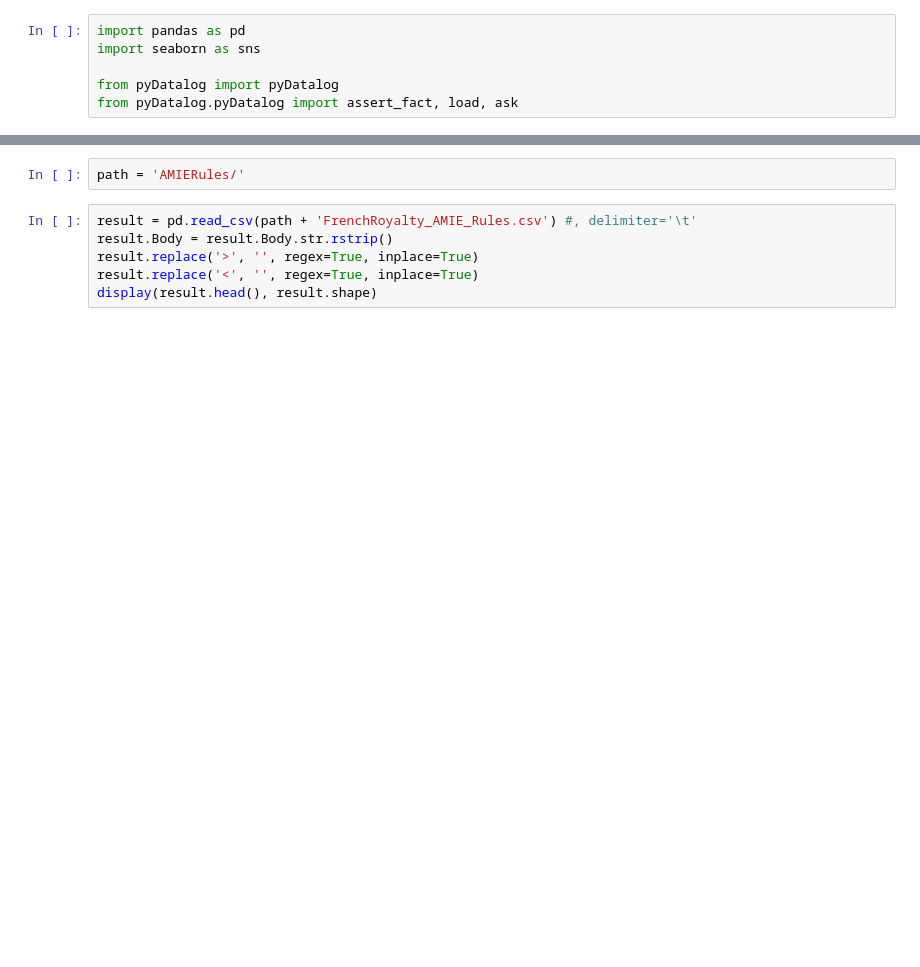
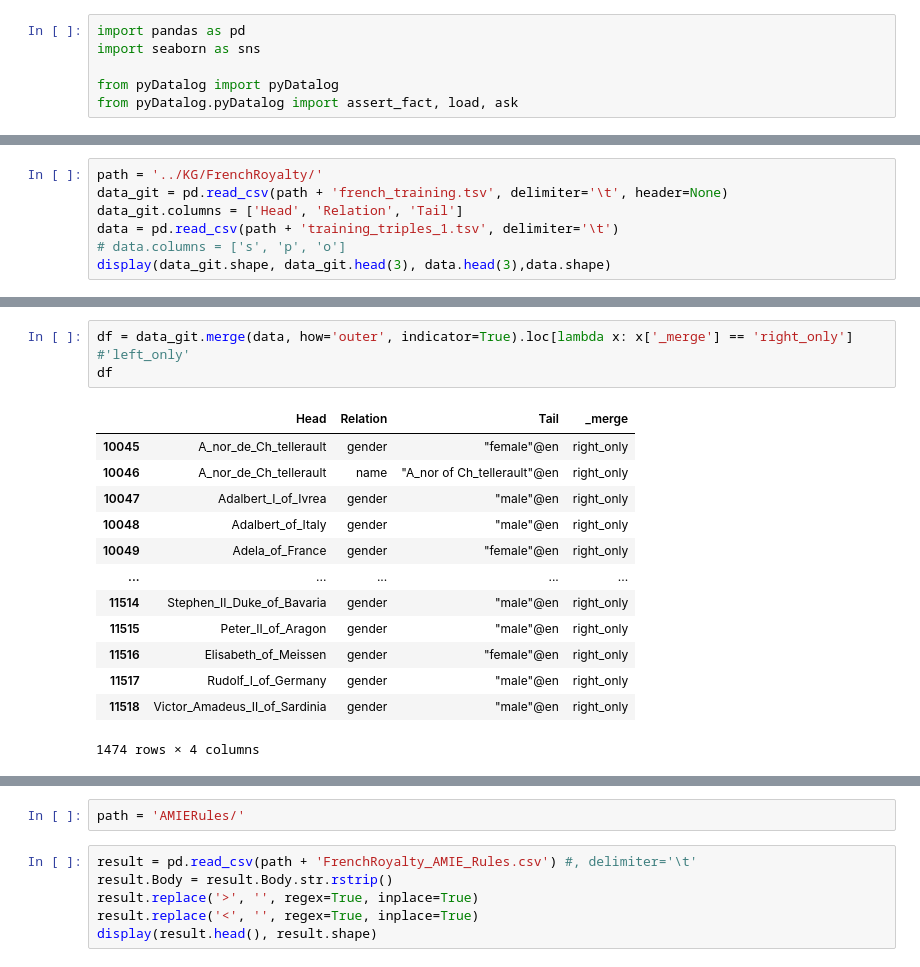
Before and after one commit to SDM-TIB/SPARKLE, a Jupyter notebook: SymbolicSystem/AMIE_Datalog.ipynb, the cells around one changed output, grey strips where cells are left out. Saved outputs shown, nothing was run; the diff lists cells and outputs as text; blank space fills up the shorter version.

```diff
--- a/SymbolicSystem/AMIE_Datalog.ipynb
+++ b/SymbolicSystem/AMIE_Datalog.ipynb
@@ -6,0 +102,7 @@ from pyDatalog.pyDatalog import assert_fact, load, ask
+# %%
+path = '../KG/FrenchRoyalty/'
+data_git = pd.read_csv(path + 'french_training.tsv', delimiter='\t', header=None)
+data_git.columns = ['Head', 'Relation', 'Tail']
+data = pd.read_csv(path + 'training_triples_1.tsv', delimiter='\t')
+# data.columns = ['s', 'p', 'o']
+display(data_git.shape, data_git.head(3), data.head(3),data.shape)
@@ -6,0 +148,17 @@ from pyDatalog.pyDatalog import assert_fact, load, ask
+# %%
+df = data_git.merge(data, how='outer', indicator=True).loc[lambda x: x['_merge'] == 'right_only'] #'left_only'
+df
+# %% [output]
+|  | Head | Relation | Tail | _merge |
+| 10045 | A_nor_de_Ch_tellerault | gender | "female"@en | right_only |
+| 10046 | A_nor_de_Ch_tellerault | name | "A_nor of Ch_tellerault"@en | right_only |
+| 10047 | Adalbert_I_of_Ivrea | gender | "male"@en | right_only |
+| 10048 | Adalbert_of_Italy | gender | "male"@en | right_only |
+| 10049 | Adela_of_France | gender | "female"@en | right_only |
+| ... | ... | ... | ... | ... |
+| 11514 | Stephen_II_Duke_of_Bavaria | gender | "male"@en | right_only |
+| 11515 | Peter_II_of_Aragon | gender | "male"@en | right_only |
+| 11516 | Elisabeth_of_Meissen | gender | "female"@en | right_only |
+| 11517 | Rudolf_I_of_Germany | gender | "male"@en | right_only |
+| 11518 | Victor_Amadeus_II_of_Sardinia | gender | "male"@en | right_only |
+1474 rows × 4 columns
```
Also changed, not shown: parts of 26 cells of this notebook.
